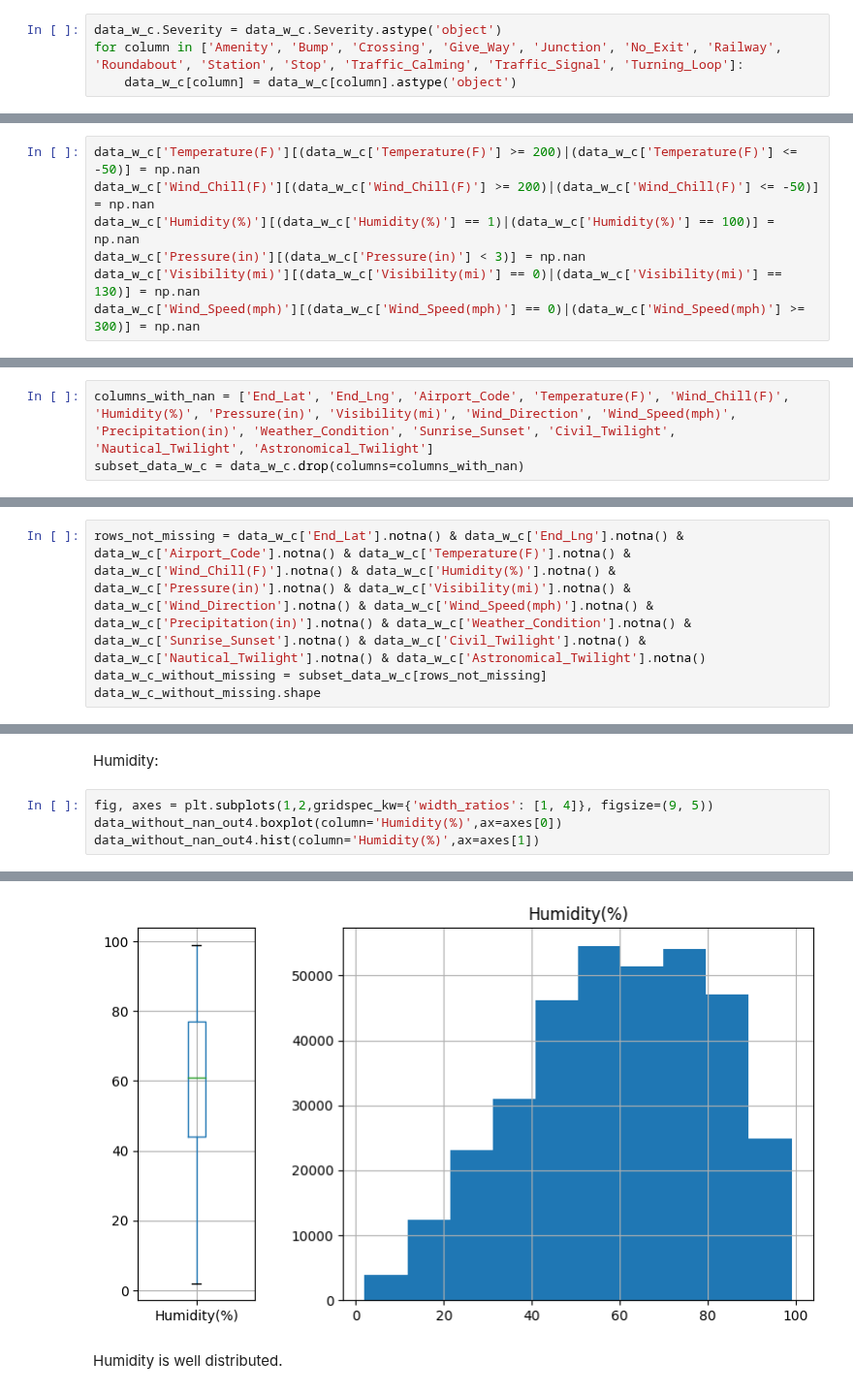
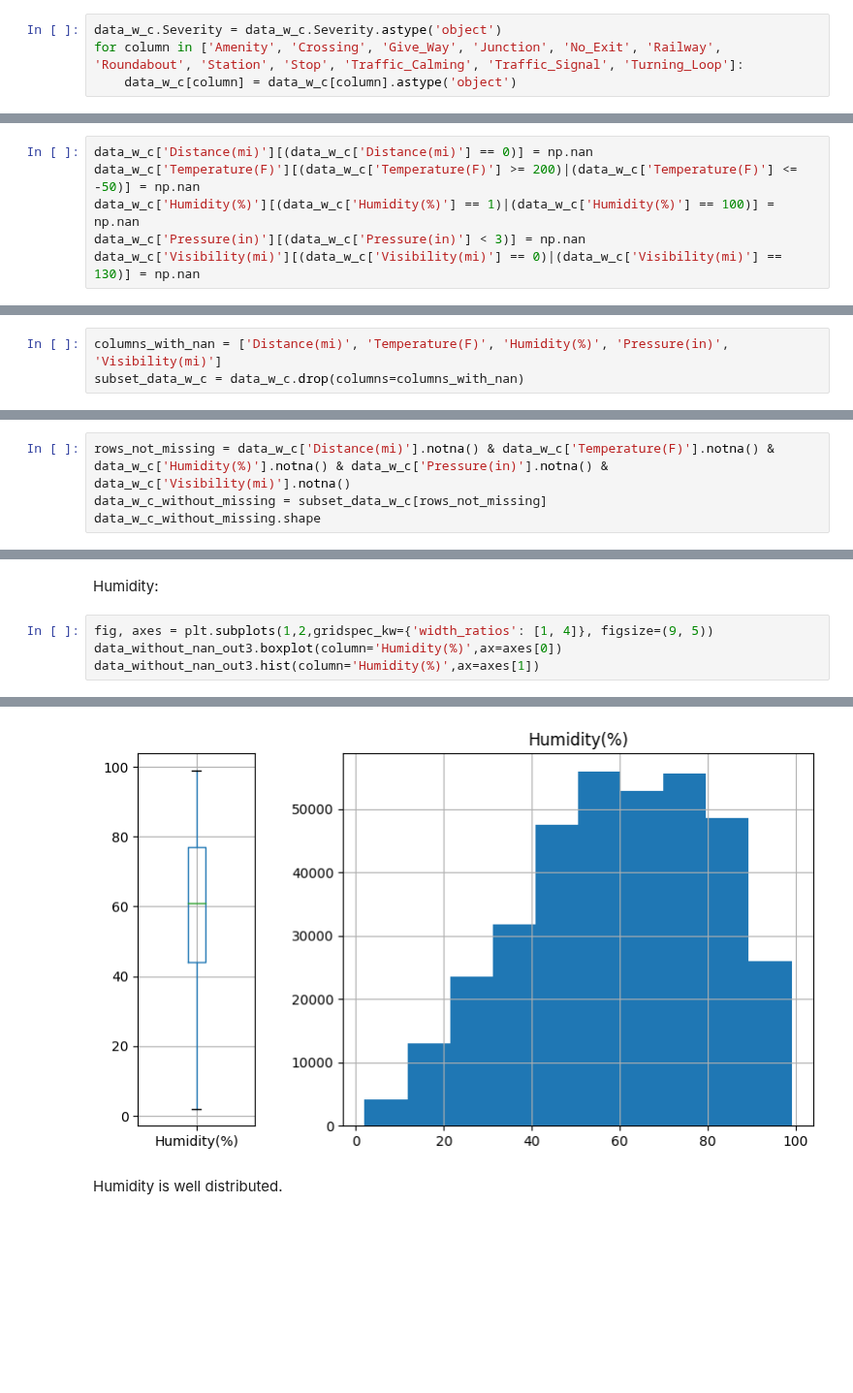
Before and after one commit to pol-resina/US-Accidents, a Jupyter notebook: notebooks/data_visualisation.ipynb, the cells around one changed output, grey strips where cells are left out. Shown at 97% size. Drawn from its saved outputs; the diff is of its cells as text; blank space fills up the shorter version.

```diff
--- a/notebooks/data_visualisation.ipynb
+++ b/notebooks/data_visualisation.ipynb
@@ -111,7 +119,7 @@ memory usage: 82.5+ MB
 The target value severity is categorical and Python identifies it as an int, so lets correct this. Also for the bool variables, let's make them an object.
 # %%
 data_w_c.Severity = data_w_c.Severity.astype('object')
-for column in ['Amenity', 'Bump', 'Crossing', 'Give_Way', 'Junction', 'No_Exit', 'Railway', 'Roundabout', 'Station', 'Stop', 'Traffic_Calming', 'Traffic_Signal', 'Turning_Loop']:
+for column in ['Amenity', 'Crossing', 'Give_Way', 'Junction', 'No_Exit', 'Railway', 'Roundabout', 'Station', 'Stop', 'Traffic_Calming', 'Traffic_Signal', 'Turning_Loop']:
     data_w_c[column] = data_w_c[column].astype('object')
 # %%
 data_w_c.info()
@@ -233,10 +231,9 @@ We set the 300 mph bound because it is the aproximately point of the wind's spee
 # %% [markdown]
 Now that we have seen some missing values in our data, we will set no NA the values seen here in order to impute a prediction using the KNN algorithm.
 # %%
+data_w_c['Distance(mi)'][(data_w_c['Distance(mi)'] == 0)] = np.nan
 data_w_c['Temperature(F)'][(data_w_c['Temperature(F)'] >= 200)|(data_w_c['Temperature(F)'] <= -50)] = np.nan
-data_w_c['Wind_Chill(F)'][(data_w_c['Wind_Chill(F)'] >= 200)|(data_w_c['Wind_Chill(F)'] <= -50)] = np.nan
 data_w_c['Humidity(%)'][(data_w_c['Humidity(%)'] == 1)|(data_w_c['Humidity(%)'] == 100)] = np.nan
 data_w_c['Pressure(in)'][(data_w_c['Pressure(in)'] < 3)] = np.nan
 data_w_c['Visibility(mi)'][(data_w_c['Visibility(mi)'] == 0)|(data_w_c['Visibility(mi)'] == 130)] = np.nan
-data_w_c['Wind_Speed(mph)'][(data_w_c['Wind_Speed(mph)'] == 0)|(data_w_c['Wind_Speed(mph)'] >= 300)] = np.nan
 # %% [output]
@@ -286,5 +283,5 @@ plt.show()
 # %%
-columns_with_nan = ['End_Lat', 'End_Lng', 'Airport_Code', 'Temperature(F)', 'Wind_Chill(F)', 'Humidity(%)', 'Pressure(in)', 'Visibility(mi)', 'Wind_Direction', 'Wind_Speed(mph)', 'Precipitation(in)', 'Weather_Condition', 'Sunrise_Sunset', 'Civil_Twilight', 'Nautical_Twilight', 'Astronomical_Twilight']
+columns_with_nan = ['Distance(mi)', 'Temperature(F)', 'Humidity(%)', 'Pressure(in)', 'Visibility(mi)']
 subset_data_w_c = data_w_c.drop(columns=columns_with_nan)
 # %%
 subset_data_w_c.shape
@@ -297,5 +294,5 @@ data_w_c.shape
 # %%
-rows_not_missing = data_w_c['End_Lat'].notna() & data_w_c['End_Lng'].notna() & data_w_c['Airport_Code'].notna() & data_w_c['Temperature(F)'].notna() & data_w_c['Wind_Chill(F)'].notna() & data_w_c['Humidity(%)'].notna() & data_w_c['Pressure(in)'].notna() & data_w_c['Visibility(mi)'].notna() & data_w_c['Wind_Direction'].notna() & data_w_c['Wind_Speed(mph)'].notna() & data_w_c['Precipitation(in)'].notna() & data_w_c['Weather_Condition'].notna() & data_w_c['Sunrise_Sunset'].notna() & data_w_c['Civil_Twilight'].notna() & data_w_c['Nautical_Twilight'].notna() & data_w_c['Astronomical_Twilight'].notna()
+rows_not_missing = data_w_c['Distance(mi)'].notna() & data_w_c['Temperature(F)'].notna() &  data_w_c['Humidity(%)'].notna() & data_w_c['Pressure(in)'].notna() & data_w_c['Visibility(mi)'].notna()
 data_w_c_without_missing = subset_data_w_c[rows_not_missing]
 data_w_c_without_missing.shape
 # %% [output]
@@ -514,10 +499,10 @@ data_without_nan_out4 = data_without_nan_out3[~(small_out | big_out)]
 Humidity:
 # %%
 fig, axes = plt.subplots(1,2,gridspec_kw={'width_ratios': [1, 4]}, figsize=(9, 5))
-data_without_nan_out4.boxplot(column='Humidity(%)',ax=axes[0])
-data_without_nan_out4.hist(column='Humidity(%)',ax=axes[1])
+data_without_nan_out3.boxplot(column='Humidity(%)',ax=axes[0])
+data_without_nan_out3.hist(column='Humidity(%)',ax=axes[1])
 # %% [output]
 array([<Axes: title={'center': 'Humidity(%)'}>], dtype=object)
-[figure, old version]
+[figure, new version]
 # %% [markdown]
 Humidity is well distributed.
```
Also changed, not shown: parts of 61 cells of this notebook.
